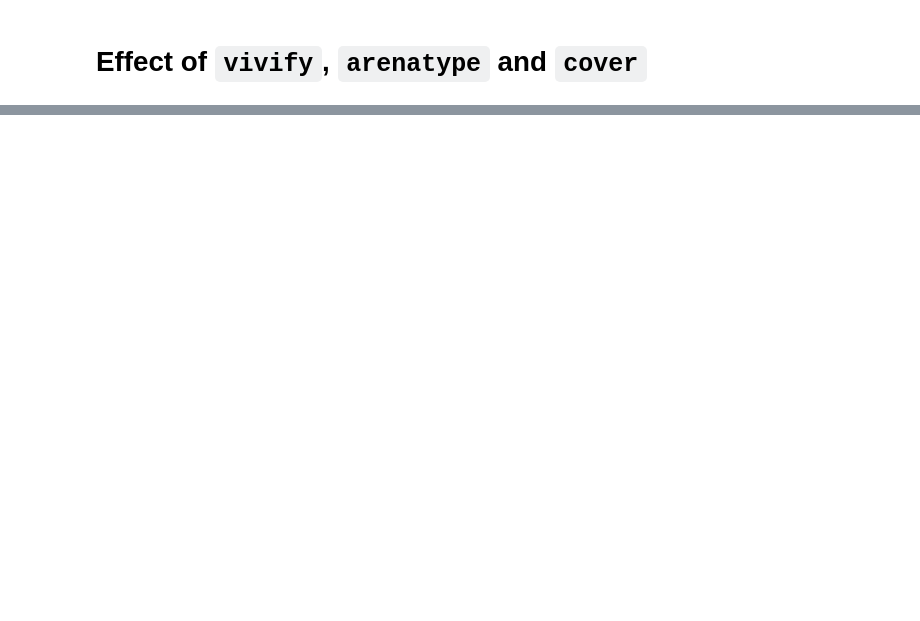
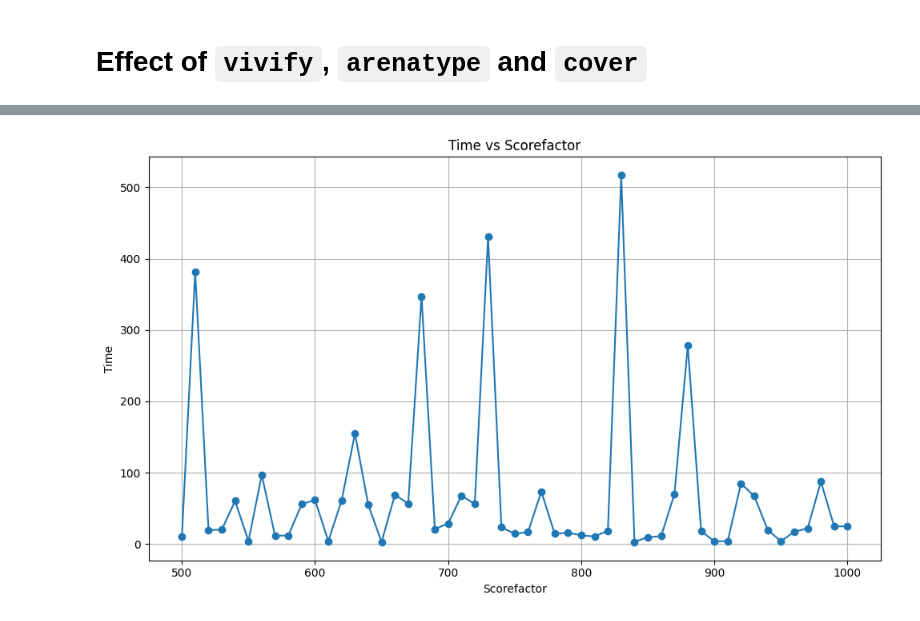
Before and after one commit to botketan/ExactCovering, a Jupyter notebook: Stats/Statistics.ipynb, the cells around one changed output, grey strips where cells are left out. Saved outputs shown, nothing was run; the diff lists cells and outputs as text; code cells hidden in the pictures; blank space fills up the shorter version.

```diff
--- a/Stats/Statistics.ipynb
+++ b/Stats/Statistics.ipynb
@@ -117,0 +184,4 @@ plot_metrics(df, x_axis_name, 'conflicts','score')
+# %%
+plot_sat(df, 'time', 'scorefactor')
+# %% [output]
+[figure, added]
```
Also changed, not shown: parts of 13 cells of this notebook, 1 other file.
